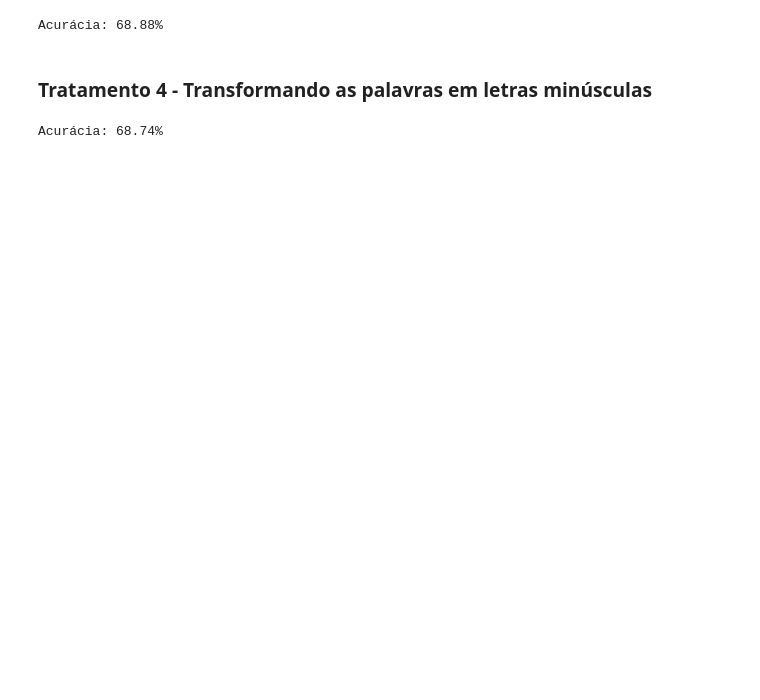
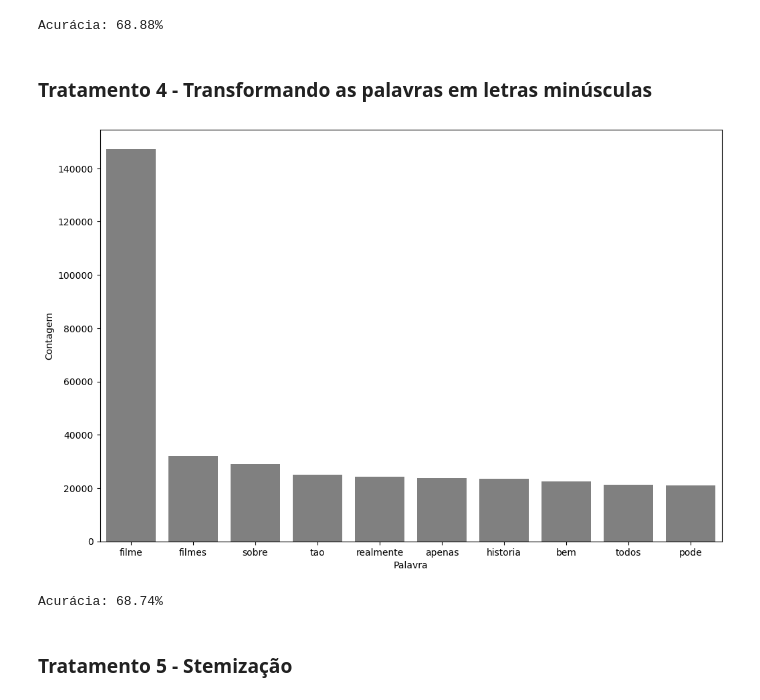
Before and after one commit to CrisNakamura/estudo_nlp, a Jupyter notebook: projeto_nlp.ipynb, the cells around one changed output. Saved outputs shown, nothing was run; the diff lists cells and outputs as text; code cells hidden in the pictures; blank space fills up the shorter version.

Commit message:
[feat] Stemização

```diff
--- a/projeto_nlp.ipynb
+++ b/projeto_nlp.ipynb
@@ -271,8 +275,14 @@ for opiniao in resenha["tratamento_3"]:
     frase_processada.append(' '.join(nova_frase))
 
 resenha["tratamento_4"] = frase_processada
+# %%
+pareto(resenha, 'tratamento_4', 10)
+# %% [output]
+[figure, added]
 # %%
 acuracia_tratamento_4 = classificar_texto(resenha, 'tratamento_4', 'classificacao')
 print(f'Acurácia: {round(acuracia_tratamento_4 * 100, 2)}%')
 # %% [output]
 Acurácia: 68.74%
+# %% [markdown]
+### Tratamento 5 - Stemização
```
Also changed, not shown: parts of 6 cells of this notebook.
